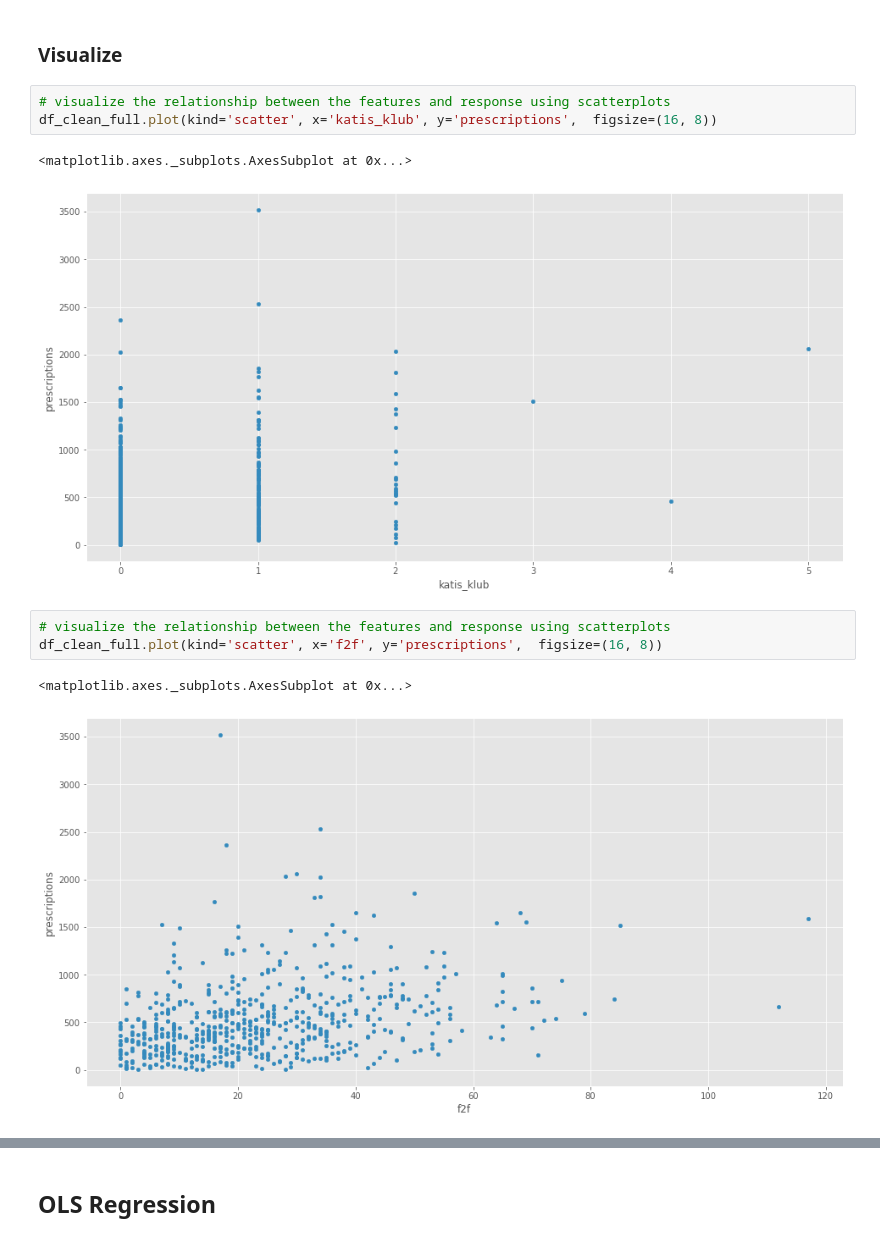
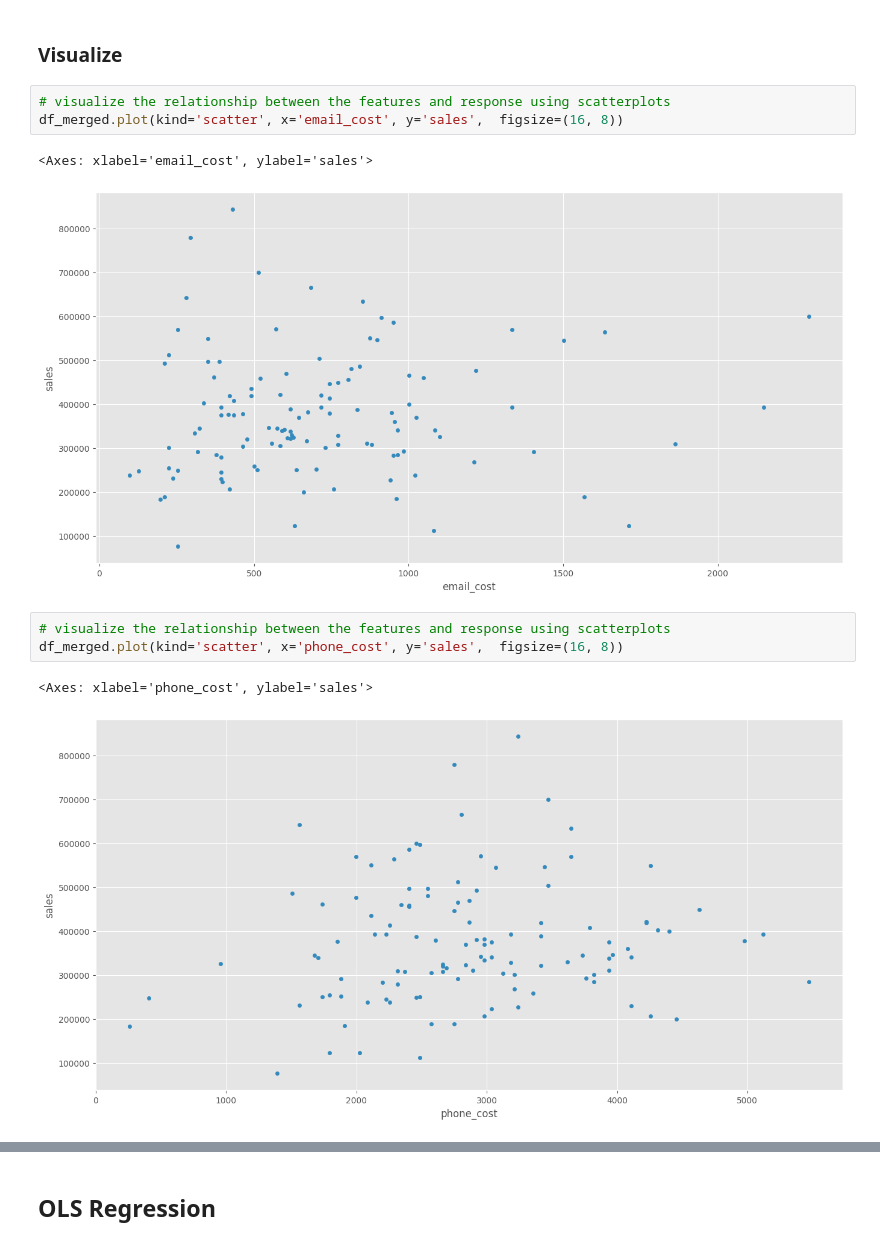
Before and after one commit to cdonosoc/MMM_Fortimel, a Jupyter notebook: analytics/MMM_Fortimel_Analytics.ipynb, the cells around one changed output, grey strips where cells are left out. Saved outputs shown, nothing was run; the diff lists cells and outputs as text.

```diff
--- a/analytics/MMM_Fortimel_Analytics.ipynb
+++ b/analytics/MMM_Fortimel_Analytics.ipynb
@@ -199,15 +112,15 @@ df_clean_full.corr()
 ### Visualize
 # %%
 # visualize the relationship between the features and response using scatterplots
-df_clean_full.plot(kind='scatter', x='katis_klub', y='prescriptions',  figsize=(16, 8))
+df_merged.plot(kind='scatter', x='email_cost', y='sales',  figsize=(16, 8))
 # %% [output]
-<matplotlib.axes._subplots.AxesSubplot at 0x...>
+<Axes: xlabel='email_cost', ylabel='sales'>
-[figure, old version]
+[figure, new version]
 # %%
 # visualize the relationship between the features and response using scatterplots
-df_clean_full.plot(kind='scatter', x='f2f', y='prescriptions',  figsize=(16, 8))
+df_merged.plot(kind='scatter', x='phone_cost', y='sales',  figsize=(16, 8))
 # %% [output]
-<matplotlib.axes._subplots.AxesSubplot at 0x...>
+<Axes: xlabel='phone_cost', ylabel='sales'>
-[figure, old version]
+[figure, new version]
 # %%
 # visualize the relationship between the features and response using scatterplots
```
Also changed, not shown: parts of 50 cells of this notebook.
